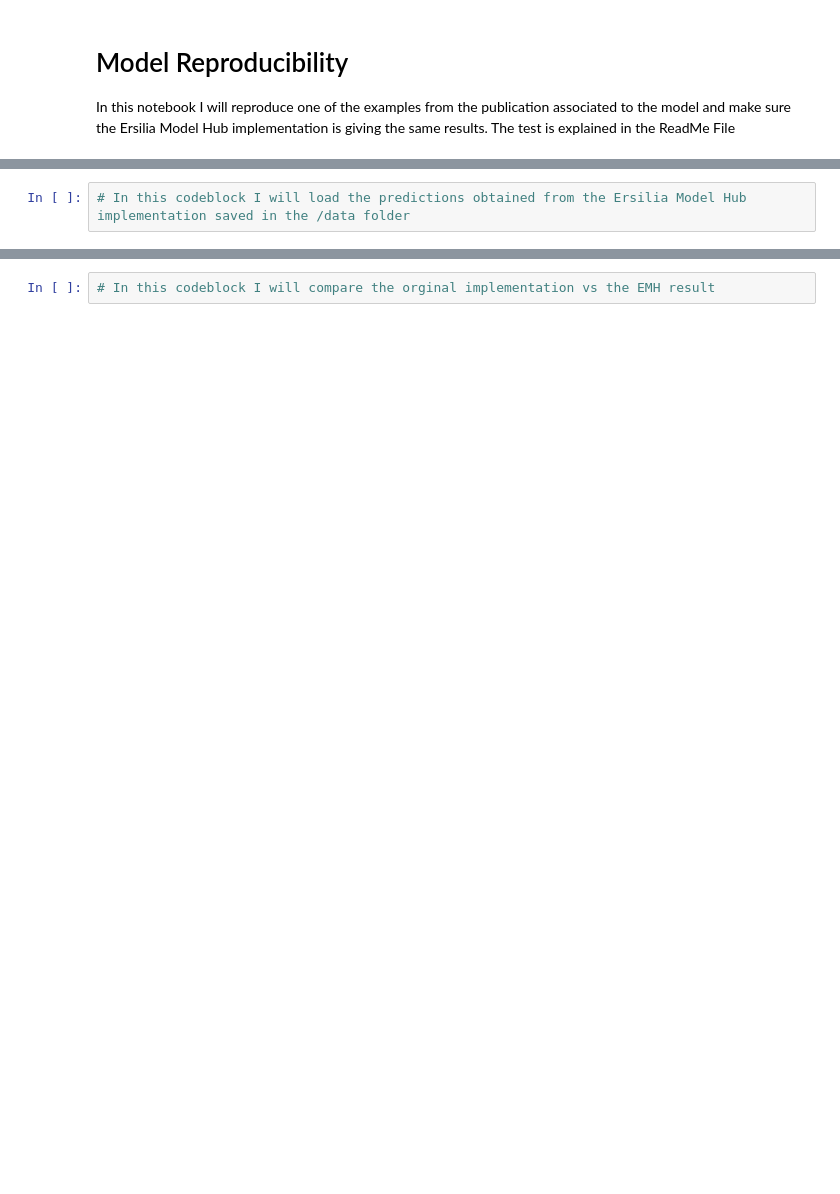
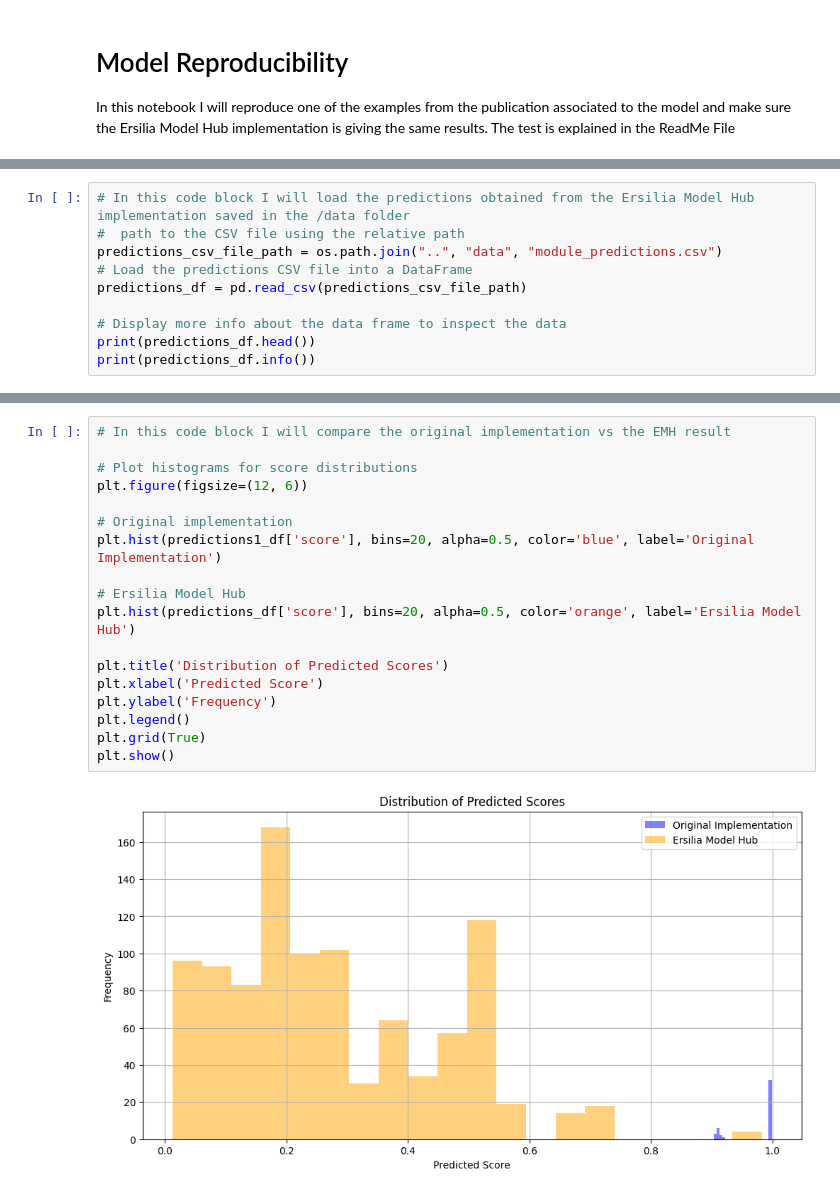
Before and after one commit to jona42-ui/eos4tcc-model-validation, a Jupyter notebook: notebooks/01_model_reproducibility.ipynb, the cells around one changed output, grey strips where cells are left out. Cells and saved outputs as stored; diff of their text form; blank space fills up the shorter version.

```diff
--- a/notebooks/01_model_reproducibility.ipynb
+++ b/notebooks/01_model_reproducibility.ipynb
@@ -52,2 +195,10 @@ CondaError: Run 'conda init' before 'conda activate'
 # %%
-# In this codeblock I will load the predictions obtained from the Ersilia Model Hub implementation saved in the /data folder
+# In this code block I will load the predictions obtained from the Ersilia Model Hub implementation saved in the /data folder
+#  path to the CSV file using the relative path
+predictions_csv_file_path = os.path.join("..", "data", "module_predictions.csv")
+# Load the predictions CSV file into a DataFrame
+predictions_df = pd.read_csv(predictions_csv_file_path)
+
+# Display more info about the data frame to inspect the data
+print(predictions_df.head())
+print(predictions_df.info())
@@ -54,2 +223,20 @@ CondaError: Run 'conda init' before 'conda activate'
-# %%
-# In this codeblock I will compare the orginal implementation vs the EMH result
+# %%
+# In this code block I will compare the original implementation vs the EMH result
+
+# Plot histograms for score distributions
+plt.figure(figsize=(12, 6))
+
+# Original implementation
+plt.hist(predictions1_df['score'], bins=20, alpha=0.5, color='blue', label='Original Implementation')
+
+# Ersilia Model Hub
+plt.hist(predictions_df['score'], bins=20, alpha=0.5, color='orange', label='Ersilia Model Hub')
+
+plt.title('Distribution of Predicted Scores')
+plt.xlabel('Predicted Score')
+plt.ylabel('Frequency')
+plt.legend()
+plt.grid(True)
+plt.show()
+# %% [output]
+[figure, added]
```
Also changed, not shown: parts of 9 cells of this notebook, 7 other files.
